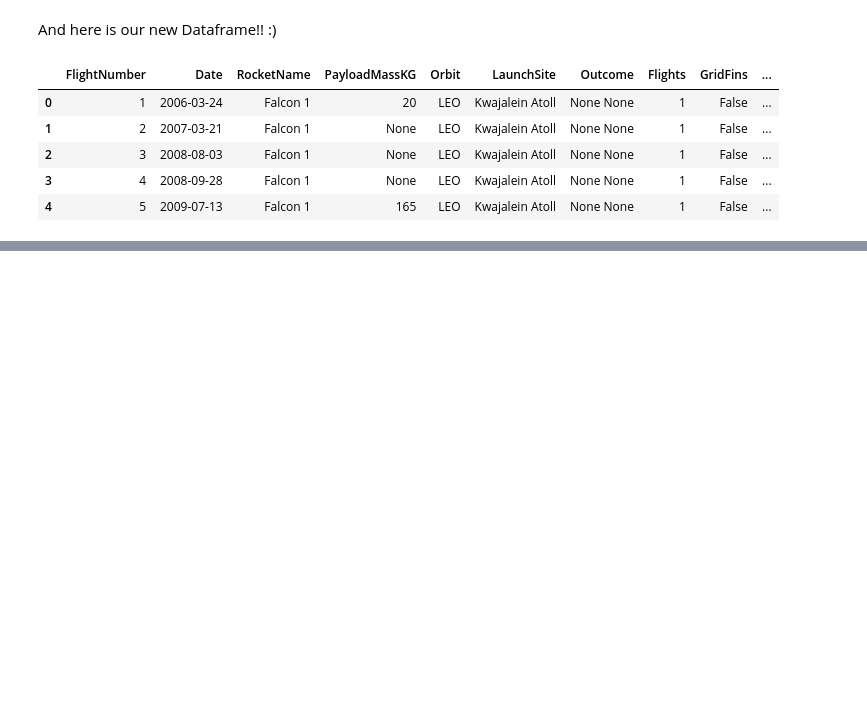
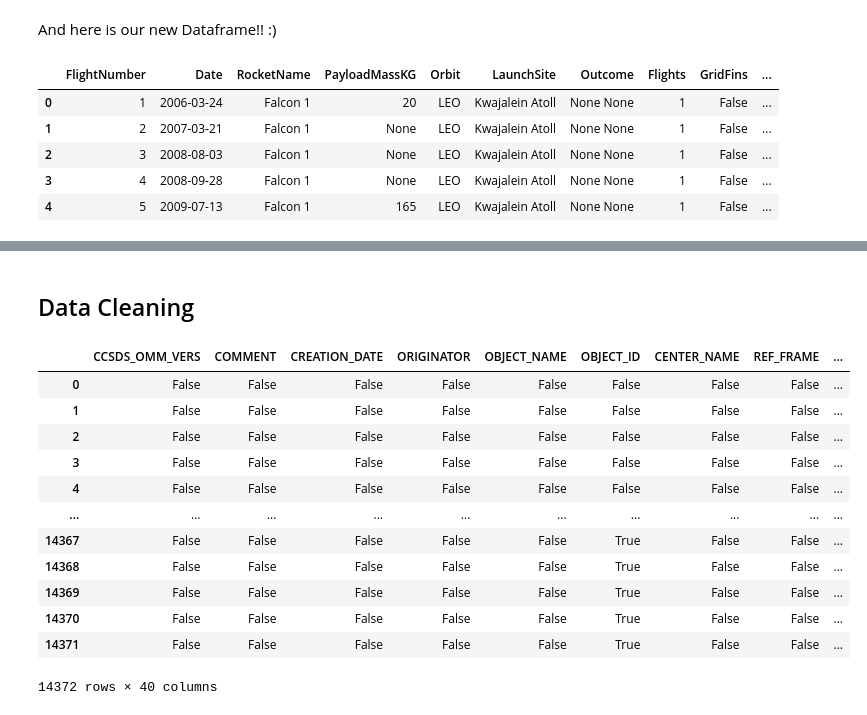
Before and after one commit to AbigailKempson/CFG_final_project, a Jupyter notebook: CFG_Final_Project_Version_1.ipynb, the cells around one changed output, grey strips where cells are left out. Drawn from its saved outputs; the diff is of its cells as text; code cells hidden in the pictures; blank space fills up the shorter version.

```diff
--- a/CFG_Final_Project_Version_1.ipynb
+++ b/CFG_Final_Project_Version_1.ipynb
@@ -328,0 +340,4 @@ dflaunch.head(5)
+# %%
+import pandas as pd
+df_space_decay = pd.read_csv('space_decay.csv')
+df_space_decay.head()
@@ -328,0 +365,24 @@ dflaunch.head(5)
+# %% [markdown]
+## Data Cleaning
+# %%
+#Checking space_deacy.csv for NaN values
+
+nan_values = df_space_decay.isna()
+nan_values
+
+#DECAY_DATE column is empty - to be removed
+#Columns not required for analysis  - CCSDS_OMM_VERS, COMMENT, CREATION_DATE, ORIGINATOR, FILE, GP_ID
+# %% [output]
+|  | CCSDS_OMM_VERS | COMMENT | CREATION_DATE | ORIGINATOR | OBJECT_NAME | OBJECT_ID | CENTER_NAME | REF_FRAME | ... |
+| 0 | False | False | False | False | False | False | False | False | ... |
+| 1 | False | False | False | False | False | False | False | False | ... |
+| 2 | False | False | False | False | False | False | False | False | ... |
+| 3 | False | False | False | False | False | False | False | False | ... |
+| 4 | False | False | False | False | False | False | False | False | ... |
+| ... | ... | ... | ... | ... | ... | ... | ... | ... | ... |
+| 14367 | False | False | False | False | False | True | False | False | ... |
+| 14368 | False | False | False | False | False | True | False | False | ... |
+| 14369 | False | False | False | False | False | True | False | False | ... |
+| 14370 | False | False | False | False | False | True | False | False | ... |
+| 14371 | False | False | False | False | False | True | False | False | ... |
+14372 rows × 40 columns
```
Also changed, not shown: parts of 22 cells of this notebook, 4 other files.
